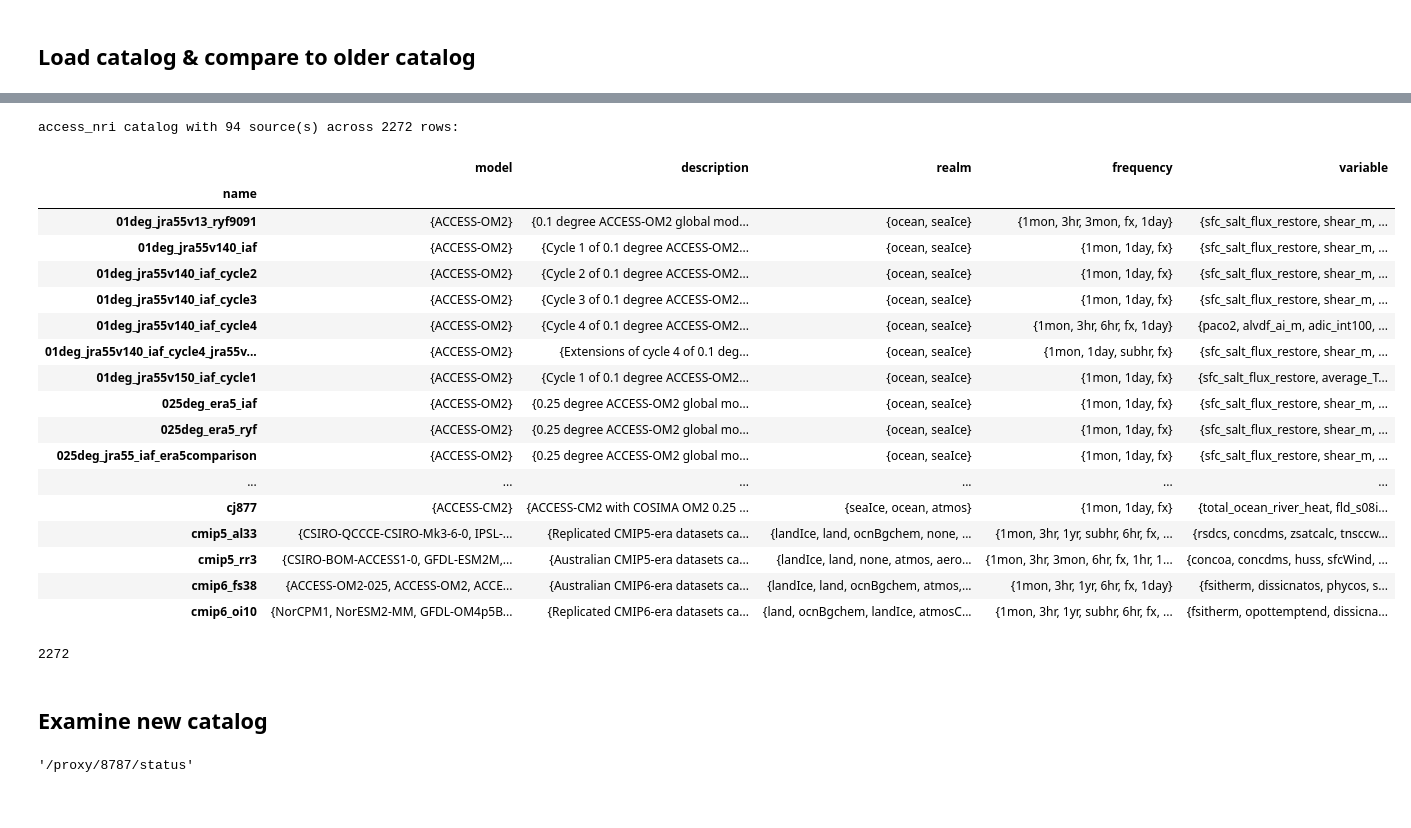
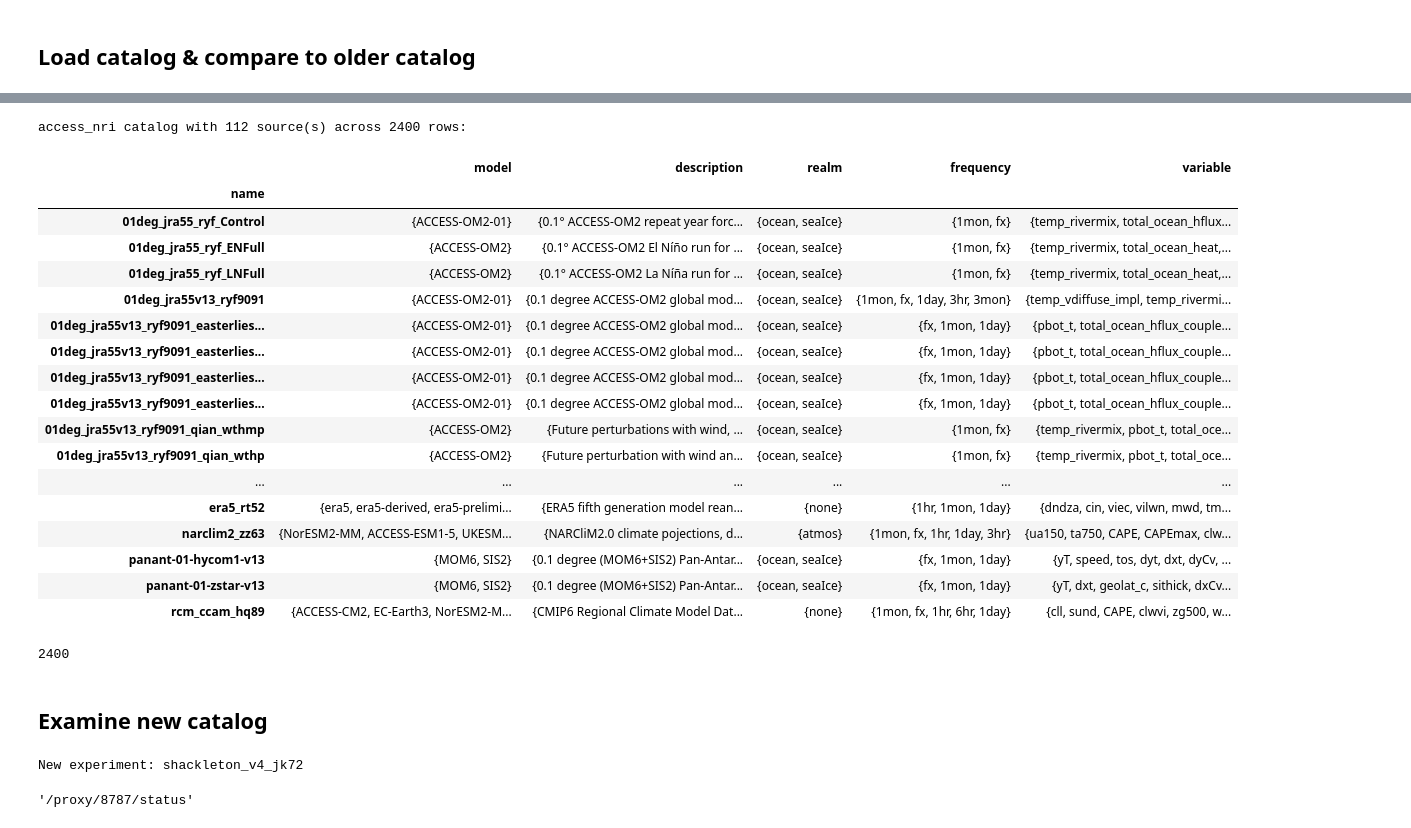
Before and after one commit to ACCESS-NRI/access-nri-intake-catalog, a Jupyter notebook: bin/new-build-checks.ipynb, the cells around one changed output, grey strips where cells are left out. Drawn from its saved outputs; the diff is of its cells as text; code cells hidden in the pictures.

```diff
--- a/bin/new-build-checks.ipynb
+++ b/bin/new-build-checks.ipynb
@@ -63,33 +68,39 @@ v2023-07-10(-->v0.0.8)
 # %%
-cat_old = intake.cat.access_nri(version="v2024-10-02")
+cat_old = intake.cat.access_nri(version="v2025-02-19")
 cat_old
 # %% [output]
-access_nri catalog with 94 source(s) across 2272 rows:
+access_nri catalog with 112 source(s) across 2400 rows:
 |  | model | description | realm | frequency | variable |
 | name |  |  |  |  |  |
-| 01deg_jra55v13_ryf9091 | {ACCESS-OM2} | {0.1 degree ACCESS-OM2 global mod... | {ocean, seaIce} | {1mon, 3hr, 3mon, fx, 1day} | {sfc_salt_flux_restore, shear_m, ... |
-| 01deg_jra55v140_iaf | {ACCESS-OM2} | {Cycle 1 of 0.1 degree ACCESS-OM2... | {ocean, seaIce} | {1mon, 1day, fx} | {sfc_salt_flux_restore, shear_m, ... |
-| 01deg_jra55v140_iaf_cycle2 | {ACCESS-OM2} | {Cycle 2 of 0.1 degree ACCESS-OM2... | {ocean, seaIce} | {1mon, 1day, fx} | {sfc_salt_flux_restore, shear_m, ... |
-| 01deg_jra55v140_iaf_cycle3 | {ACCESS-OM2} | {Cycle 3 of 0.1 degree ACCESS-OM2... | {ocean, seaIce} | {1mon, 1day, fx} | {sfc_salt_flux_restore, shear_m, ... |
-| 01deg_jra55v140_iaf_cycle4 | {ACCESS-OM2} | {Cycle 4 of 0.1 degree ACCESS-OM2... | {ocean, seaIce} | {1mon, 3hr, 6hr, fx, 1day} | {paco2, alvdf_ai_m, adic_int100, ... |
-| 01deg_jra55v140_iaf_cycle4_jra55v... | {ACCESS-OM2} | {Extensions of cycle 4 of 0.1 deg... | {ocean, seaIce} | {1mon, 1day, subhr, fx} | {sfc_salt_flux_restore, shear_m, ... |
-| 01deg_jra55v150_iaf_cycle1 | {ACCESS-OM2} | {Cycle 1 of 0.1 degree ACCESS-OM2... | {ocean, seaIce} | {1mon, 1day, fx} | {sfc_salt_flux_restore, average_T... |
-| 025deg_era5_iaf | {ACCESS-OM2} | {0.25 degree ACCESS-OM2 global mo... | {ocean, seaIce} | {1mon, 1day, fx} | {sfc_salt_flux_restore, shear_m, ... |
-| 025deg_era5_ryf | {ACCESS-OM2} | {0.25 degree ACCESS-OM2 global mo... | {ocean, seaIce} | {1mon, 1day, fx} | {sfc_salt_flux_restore, shear_m, ... |
-| 025deg_jra55_iaf_era5comparison | {ACCESS-OM2} | {0.25 degree ACCESS-OM2 global mo... | {ocean, seaIce} | {1mon, 1day, fx} | {sfc_salt_flux_restore, shear_m, ... |
+| 01deg_jra55_ryf_Control | {ACCESS-OM2-01} | {0.1° ACCESS-OM2 repeat year forc... | {ocean, seaIce} | {1mon, fx} | {temp_rivermix, total_ocean_hflux... |
+| 01deg_jra55_ryf_ENFull | {ACCESS-OM2} | {0.1° ACCESS-OM2 El Níño run for ... | {ocean, seaIce} | {1mon, fx} | {temp_rivermix, total_ocean_heat,... |
+| 01deg_jra55_ryf_LNFull | {ACCESS-OM2} | {0.1° ACCESS-OM2 La Níña run for ... | {ocean, seaIce} | {1mon, fx} | {temp_rivermix, total_ocean_heat,... |
+| 01deg_jra55v13_ryf9091 | {ACCESS-OM2-01} | {0.1 degree ACCESS-OM2 global mod... | {ocean, seaIce} | {1mon, fx, 1day, 3hr, 3mon} | {temp_vdiffuse_impl, temp_rivermi... |
+| 01deg_jra55v13_ryf9091_easterlies... | {ACCESS-OM2-01} | {0.1 degree ACCESS-OM2 global mod... | {ocean, seaIce} | {fx, 1mon, 1day} | {pbot_t, total_ocean_hflux_couple... |
+| 01deg_jra55v13_ryf9091_easterlies... | {ACCESS-OM2-01} | {0.1 degree ACCESS-OM2 global mod... | {ocean, seaIce} | {fx, 1mon, 1day} | {pbot_t, total_ocean_hflux_couple... |
+| 01deg_jra55v13_ryf9091_easterlies... | {ACCESS-OM2-01} | {0.1 degree ACCESS-OM2 global mod... | {ocean, seaIce} | {fx, 1mon, 1day} | {pbot_t, total_ocean_hflux_couple... |
+| 01deg_jra55v13_ryf9091_easterlies... | {ACCESS-OM2-01} | {0.1 degree ACCESS-OM2 global mod... | {ocean, seaIce} | {fx, 1mon, 1day} | {pbot_t, total_ocean_hflux_couple... |
+| 01deg_jra55v13_ryf9091_qian_wthmp | {ACCESS-OM2} | {Future perturbations with wind, ... | {ocean, seaIce} | {1mon, fx} | {temp_rivermix, pbot_t, total_oce... |
+| 01deg_jra55v13_ryf9091_qian_wthp | {ACCESS-OM2} | {Future perturbation with wind an... | {ocean, seaIce} | {1mon, fx} | {temp_rivermix, pbot_t, total_oce... |
 | ... | ... | ... | ... | ... | ... |
-| cj877 | {ACCESS-CM2} | {ACCESS-CM2 with COSIMA OM2 0.25 ... | {seaIce, ocean, atmos} | {1mon, 1day, fx} | {total_ocean_river_heat, fld_s08i... |
-| cmip5_al33 | {CSIRO-QCCCE-CSIRO-Mk3-6-0, IPSL-... | {Replicated CMIP5-era datasets ca... | {landIce, land, ocnBgchem, none, ... | {1mon, 3hr, 1yr, subhr, 6hr, fx, ... | {rsdcs, concdms, zsatcalc, tnsccw... |
-| cmip5_rr3 | {CSIRO-BOM-ACCESS1-0, GFDL-ESM2M,... | {Australian CMIP5-era datasets ca... | {landIce, land, none, atmos, aero... | {1mon, 3hr, 3mon, 6hr, fx, 1hr, 1... | {concoa, concdms, huss, sfcWind, ... |
-| cmip6_fs38 | {ACCESS-OM2-025, ACCESS-OM2, ACCE... | {Australian CMIP6-era datasets ca... | {landIce, land, ocnBgchem, atmos,... | {1mon, 3hr, 1yr, 6hr, fx, 1day} | {fsitherm, dissicnatos, phycos, s... |
-| cmip6_oi10 | {NorCPM1, NorESM2-MM, GFDL-OM4p5B... | {Replicated CMIP6-era datasets ca... | {land, ocnBgchem, landIce, atmosC... | {1mon, 3hr, 1yr, subhr, 6hr, fx, ... | {fsitherm, opottemptend, dissicna... |
+| era5_rt52 | {era5, era5-derived, era5-prelimi... | {ERA5 fifth generation model rean... | {none} | {1hr, 1mon, 1day} | {dndza, cin, viec, vilwn, mwd, tm... |
+| narclim2_zz63 | {NorESM2-MM, ACCESS-ESM1-5, UKESM... | {NARCliM2.0 climate pojections, d... | {atmos} | {1mon, fx, 1hr, 1day, 3hr} | {ua150, ta750, CAPE, CAPEmax, clw... |
+| panant-01-hycom1-v13 | {MOM6, SIS2} | {0.1 degree (MOM6+SIS2) Pan-Antar... | {ocean, seaIce} | {fx, 1mon, 1day} | {yT, speed, tos, dyt, dxt, dyCv, ... |
+| panant-01-zstar-v13 | {MOM6, SIS2} | {0.1 degree (MOM6+SIS2) Pan-Antar... | {ocean, seaIce} | {fx, 1mon, 1day} | {yT, dxt, geolat_c, sithick, dxCv... |
+| rcm_ccam_hq89 | {ACCESS-CM2, EC-Earth3, NorESM2-M... | {CMIP6 Regional Climate Model Dat... | {none} | {1mon, fx, 1hr, 6hr, 1day} | {cll, sund, CAPE, clwvi, zg500, w... |
 # %%
 len(cat_old.df)
 # %% [output]
-2272
+2400
 # %% [markdown]
 Examine new catalog
 ---
+# %%
+for exp in cat.keys():
+    if exp not in cat_old.keys():
+        print(f"New experiment: {exp}")
+# %% [output]
+New experiment: shackleton_v4_jk72
 # %%
 from distributed import Client
 
```
Also changed, not shown: parts of 10 cells of this notebook.
